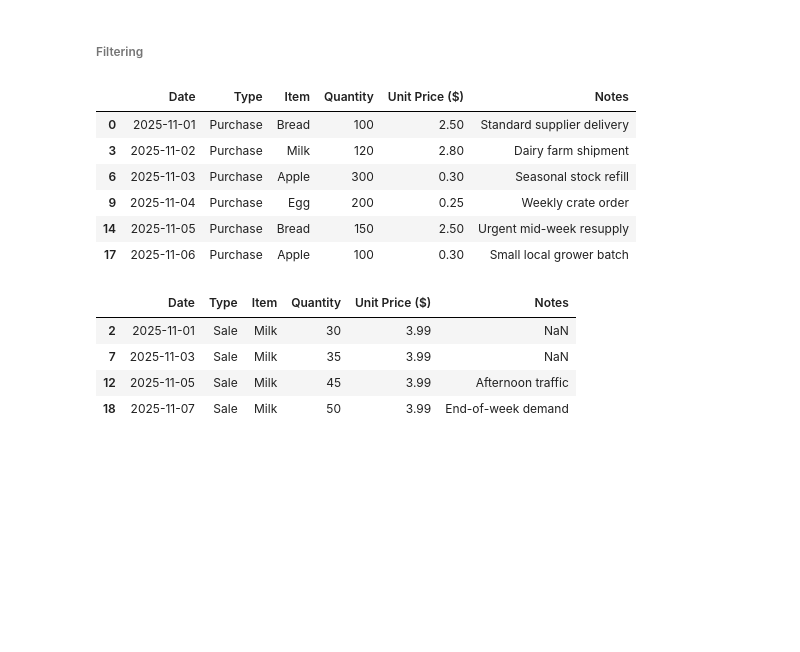
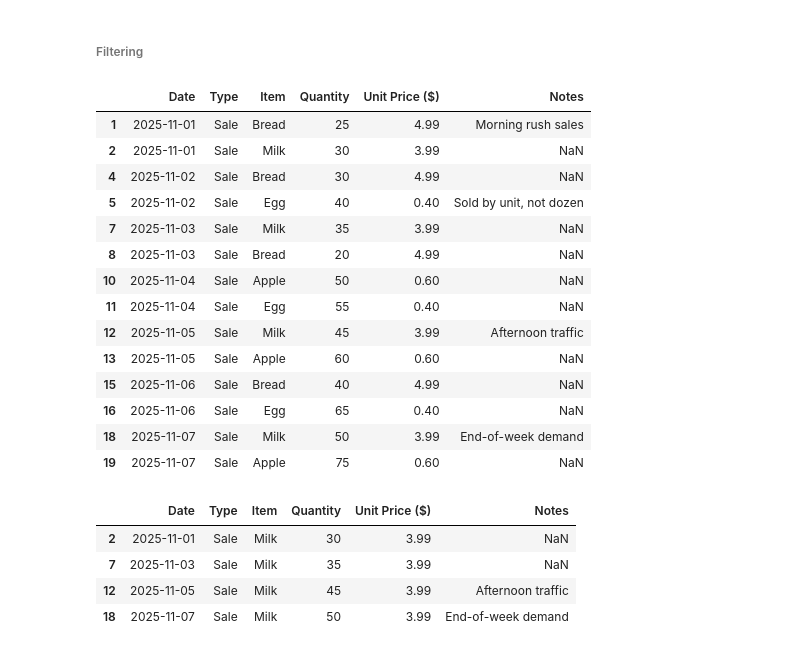
Before and after one commit to nowemoore/pythoness, a Jupyter notebook: English/4.1/showcase_notebook.ipynb, the cells around one changed output. Saved outputs shown, nothing was run; the diff lists cells and outputs as text; code cells hidden in the pictures; blank space fills up the shorter version.

```diff
--- a/English/4.1/showcase_notebook.ipynb
+++ b/English/4.1/showcase_notebook.ipynb
@@ -336,16 +338,24 @@ Apple
 # %% [markdown]
 ###### Filtering
 # %%
-purchases = df[df['Type'] == 'Purchase'] ## makes a new df with only rows from previous df where Type is 'Purchase'; note that python filters everything that reurns True
+purchases = df[df['Type'] == 'Sale'] ## makes a new df with only rows from previous df where Type is 'Purchase'; note that python filters everything that reurns True
 purchases
 # %% [output]
 |  | Date | Type | Item | Quantity | Unit Price ($) | Notes |
-| 0 | 2025-11-01 | Purchase | Bread | 100 | 2.50 | Standard supplier delivery |
-| 3 | 2025-11-02 | Purchase | Milk | 120 | 2.80 | Dairy farm shipment |
-| 6 | 2025-11-03 | Purchase | Apple | 300 | 0.30 | Seasonal stock refill |
-| 9 | 2025-11-04 | Purchase | Egg | 200 | 0.25 | Weekly crate order |
-| 14 | 2025-11-05 | Purchase | Bread | 150 | 2.50 | Urgent mid-week resupply |
-| 17 | 2025-11-06 | Purchase | Apple | 100 | 0.30 | Small local grower batch |
+| 1 | 2025-11-01 | Sale | Bread | 25 | 4.99 | Morning rush sales |
+| 2 | 2025-11-01 | Sale | Milk | 30 | 3.99 | NaN |
+| 4 | 2025-11-02 | Sale | Bread | 30 | 4.99 | NaN |
+| 5 | 2025-11-02 | Sale | Egg | 40 | 0.40 | Sold by unit, not dozen |
+| 7 | 2025-11-03 | Sale | Milk | 35 | 3.99 | NaN |
+| 8 | 2025-11-03 | Sale | Bread | 20 | 4.99 | NaN |
+| 10 | 2025-11-04 | Sale | Apple | 50 | 0.60 | NaN |
+| 11 | 2025-11-04 | Sale | Egg | 55 | 0.40 | NaN |
+| 12 | 2025-11-05 | Sale | Milk | 45 | 3.99 | Afternoon traffic |
+| 13 | 2025-11-05 | Sale | Apple | 60 | 0.60 | NaN |
+| 15 | 2025-11-06 | Sale | Bread | 40 | 4.99 | NaN |
+| 16 | 2025-11-06 | Sale | Egg | 65 | 0.40 | NaN |
+| 18 | 2025-11-07 | Sale | Milk | 50 | 3.99 | End-of-week demand |
+| 19 | 2025-11-07 | Sale | Apple | 75 | 0.60 | NaN |
 # %%
 ## inside the brackets, we can use multiple logical operators with & (and) and | (or)
 milk_sales = df[(df['Item'] == 'Milk') & (df['Type'] == 'Sale')]
```
Also changed, not shown: parts of 16 cells of this notebook, 8 other files.
